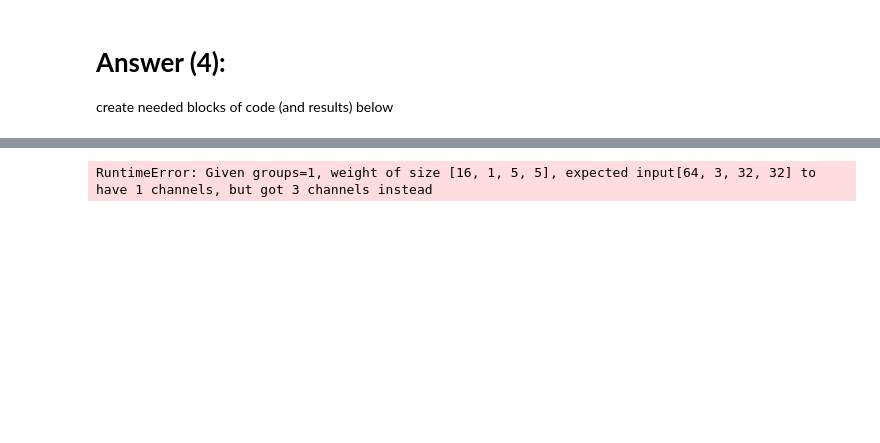
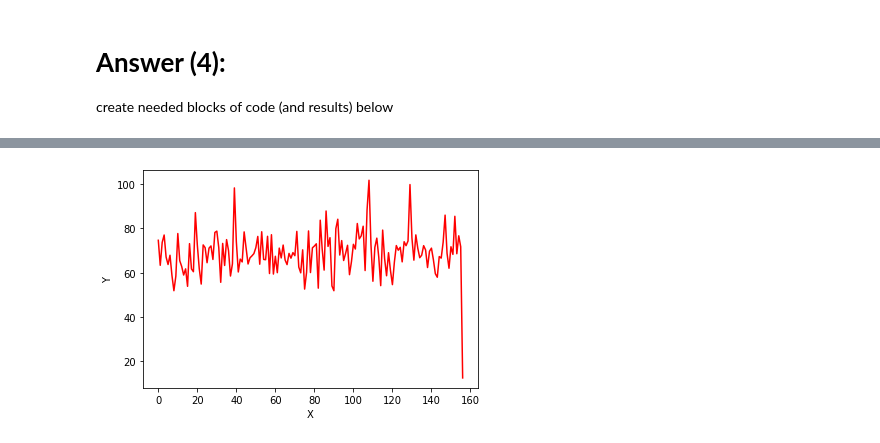
Before and after one commit to KareemJBR/CV-Exercises, a Jupyter notebook: HW3/Q1/ex3_2022_part1.ipynb, the cells around one changed output, grey strips where cells are left out. Saved outputs shown, nothing was run; the diff lists cells and outputs as text; code cells hidden in the pictures; blank space fills up the shorter version.

Commit message:
Solved the layers in part1
Need to plot results and add some comments and explanation.

```diff
--- a/HW3/Q1/ex3_2022_part1.ipynb
+++ b/HW3/Q1/ex3_2022_part1.ipynb
@@ -568,14 +503,10 @@ class MyNet(nn.Module):
 # %%
 epochs = 20
-network = MyNet()
+network = ConvNet(num_inputs=1, num_outputs=10, num_channels=3)
 optimizer = optim.SGD(network.parameters(), lr=lr)
 
 for i in range(1, epochs+1):
     train(i, cifar_train_loader)
 
-res = test(cifar_ctest_loader)
-# for i in range(epochs-1):
-#     plt.plot((i, res[i]), (i + 1, res[i + 1]))
-
-# plt.show()
+res = test(cifar_test_loader)
 # %% [output]
@@ -599,15 +530,13 @@ Train Epoch: 9 [6400/50000 (13%)]       Loss: 0.613975
-# %%
-epochs = 20
-network = ConvNet()
-optimizer = optim.SGD(network.parameters(), lr=lr)
-
-for i in range(1, epochs+1):
-    train(i, cifar_train_loader)
-
-res = test(cifar_test_loader)
-# for i in range(epochs-1):
-#     plt.plot((i, res[i]), (i + 1, res[i + 1]))
-
-# plt.show()
-# %% [output]
-RuntimeError: Given groups=1, weight of size [16, 1, 5, 5], expected input[64, 3, 32, 32] to have 1 channels, but got 3 channels instead
+# %%
+# for i in range(epochs-1):
+#     plt.plot((i, res[i]), (i + 1, res[i + 1]))
+
+# plt.show()
+
+plt.plot(range(len(res)), res, '-', color='red')
+plt.xlabel('X') # TODO: set X and Y labels
+plt.ylabel('Y')
+
+plt.show()
+# %% [output]
+[figure, added]
```
Also changed, not shown: parts of 8 cells of this notebook.
